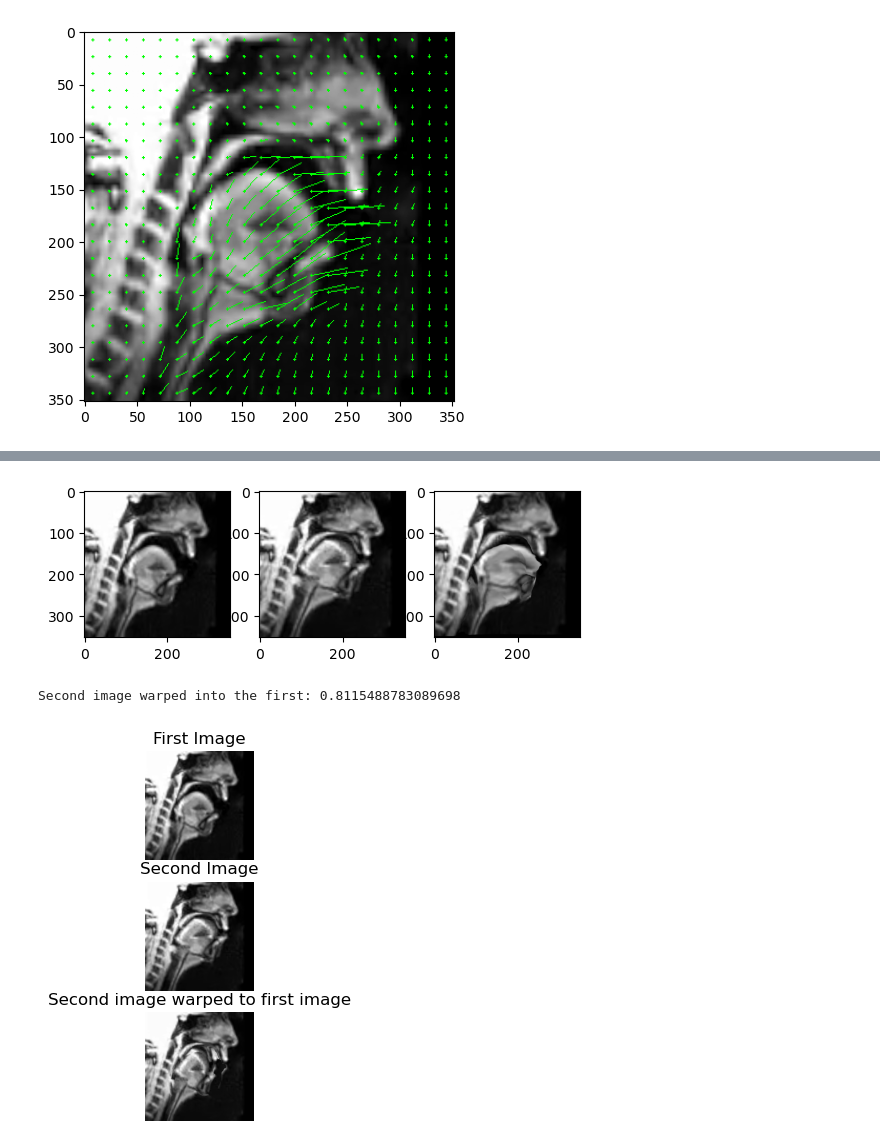
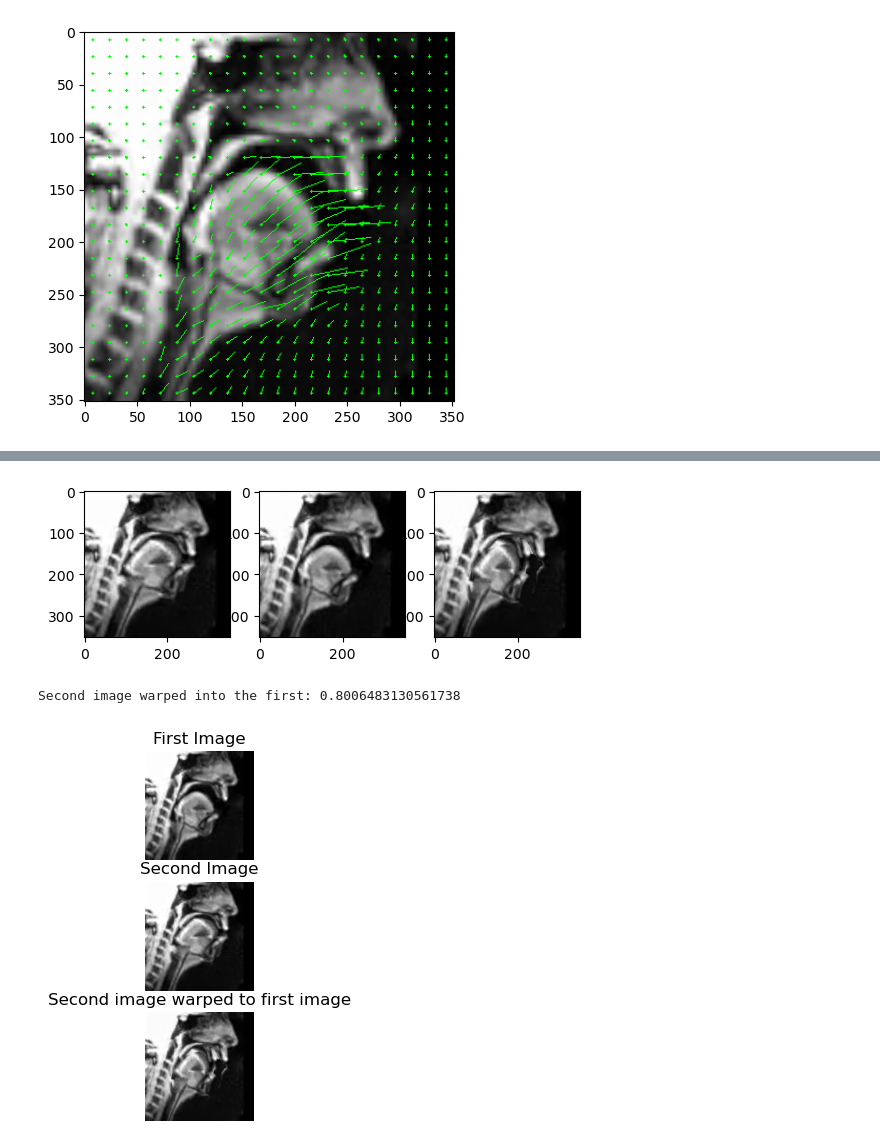
Before and after one commit to mishined/FYP, a Jupyter notebook: RAFT_optical_flow.ipynb, the cells around one changed output, grey strips where cells are left out. Cells and saved outputs as stored; diff of their text form; code cells hidden in the pictures.

```diff
--- a/RAFT_optical_flow.ipynb
+++ b/RAFT_optical_flow.ipynb
@@ -277,8 +277,8 @@ Clipping input data to the valid range for imshow with RGB data ([0..1] for floa
 x = np.linspace(0, images1[1].shape[1], images1[1].shape[1])
 y = np.linspace(0, images1[1].shape[0], images1[1].shape[0])
 xv, yv = np.meshgrid(x,y)
-map_x = flows[1, :, :, 1] + xv
-map_y = flows[1, :, :, 0] + yv
+map_x = -flows[1, :, :, 0] + xv
+map_y = -flows[1, :, :, 1] + yv
 
 map_x = map_x.astype(np.float32)
 
@@ -292,5 +292,5 @@ plt.show()
 
 from skimage import metrics as sm
 
-print('Second image warped into the first:', sm.structural_similarity(images2[1, :, :, 0], mapped_img[:,:,0]))
+print('First image warped into the second:', sm.structural_similarity(images2[1, :, :, 0], mapped_img[:,:,0]))
 # %% [output]
@@ -313,5 +331,5 @@ def remap_forward(image, flow):
 # %%
-def remap_with_flow(image, image2, flow):
+def draw_remap_with_flow(image, image2, flow):
     flow[np.isnan(flow)] = 0
     x = np.linspace(0, image.shape[0], image.shape[0])
     y = np.linspace(0, image.shape[1], image.shape[1])
@@ -319,12 +337,8 @@ def remap_with_flow(image, image2, flow):
     map_x = flow[:, :, 0] + xv
     map_y = flow[:, :, 1] + yv
 
-    # map_x = map_x.astype(np.float32)
+    mapped_img = cv2.remap(image, map_x.astype(np.float32), map_y.astype(np.float32), cv2.INTER_LINEAR) #pull back mapping to avoid holes in the image
 
-    # map_y.astype(np.float32)
-    # type(map_x.astype(np.float32))
-
-    mapped_img = cv2.remap(image, map_x.astype(np.float32), map_y.astype(np.float32), cv2.INTER_LINEAR) #pull back mapping to avoid holes in the image
     plt.subplot(1,3,1)
     plt.imshow(image)
     plt.subplot(1,3,2)
@@ -332,7 +346,6 @@ def remap_with_flow(image, image2, flow):
     plt.subplot(1,3,3)
     plt.imshow(mapped_img, cmap = "gray")
     plt.show()
-    # print(mapped_img)
 
     from skimage import metrics as sm
 
@@ -345,8 +369,8 @@ First image warped into the second: 0.8115488783089698
 # %%
-remap_with_flow(images1[1], images2[1], -flows[1])
+draw_remap_with_flow(images2[1], images1[1], flows[1])
 # %% [output]
-[figure, old version]
+[figure, new version]
-Second image warped into the first: 0.8115488783089698
+Second image warped into the first: 0.8006483130561738
 # %%
 import flowpy
 predicted_flows[np.isnan(predicted_flows)] = 0
```
Also changed, not shown: parts of 6 cells of this notebook, 2 other files.
